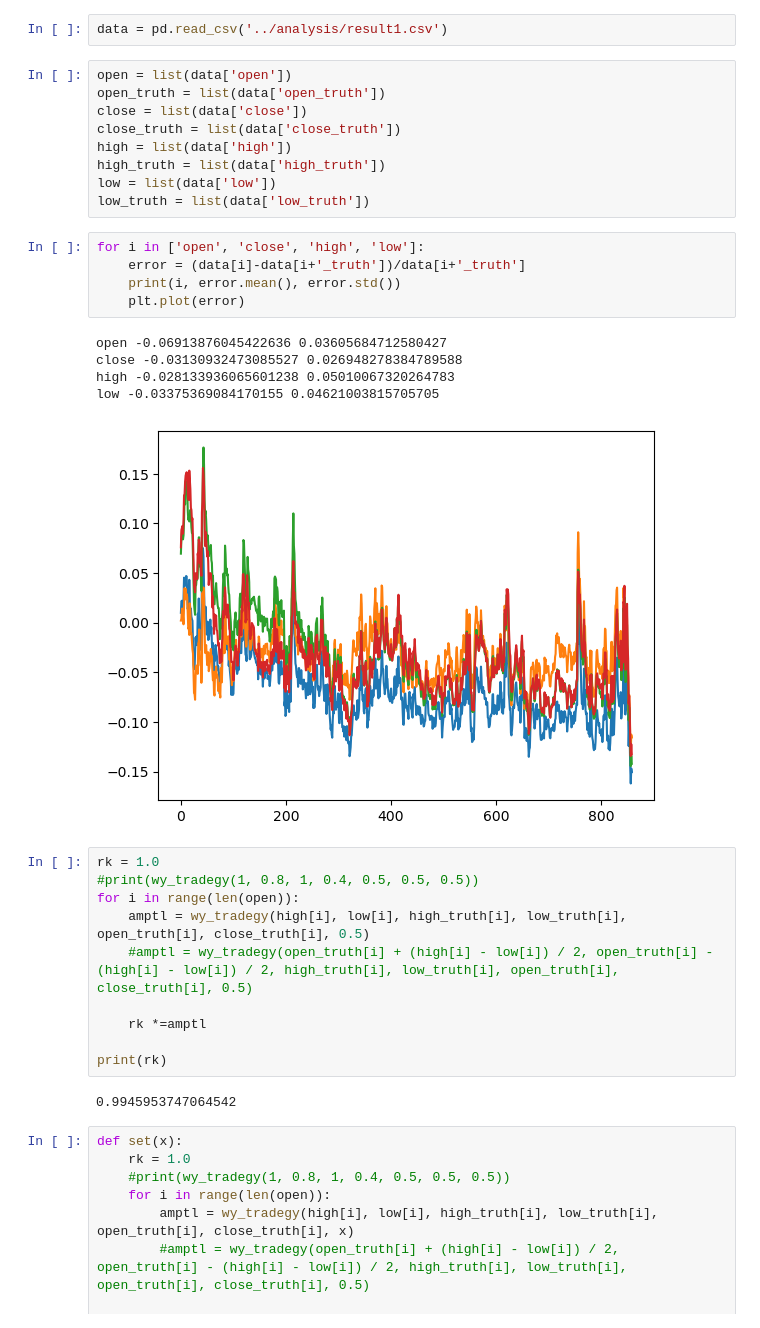
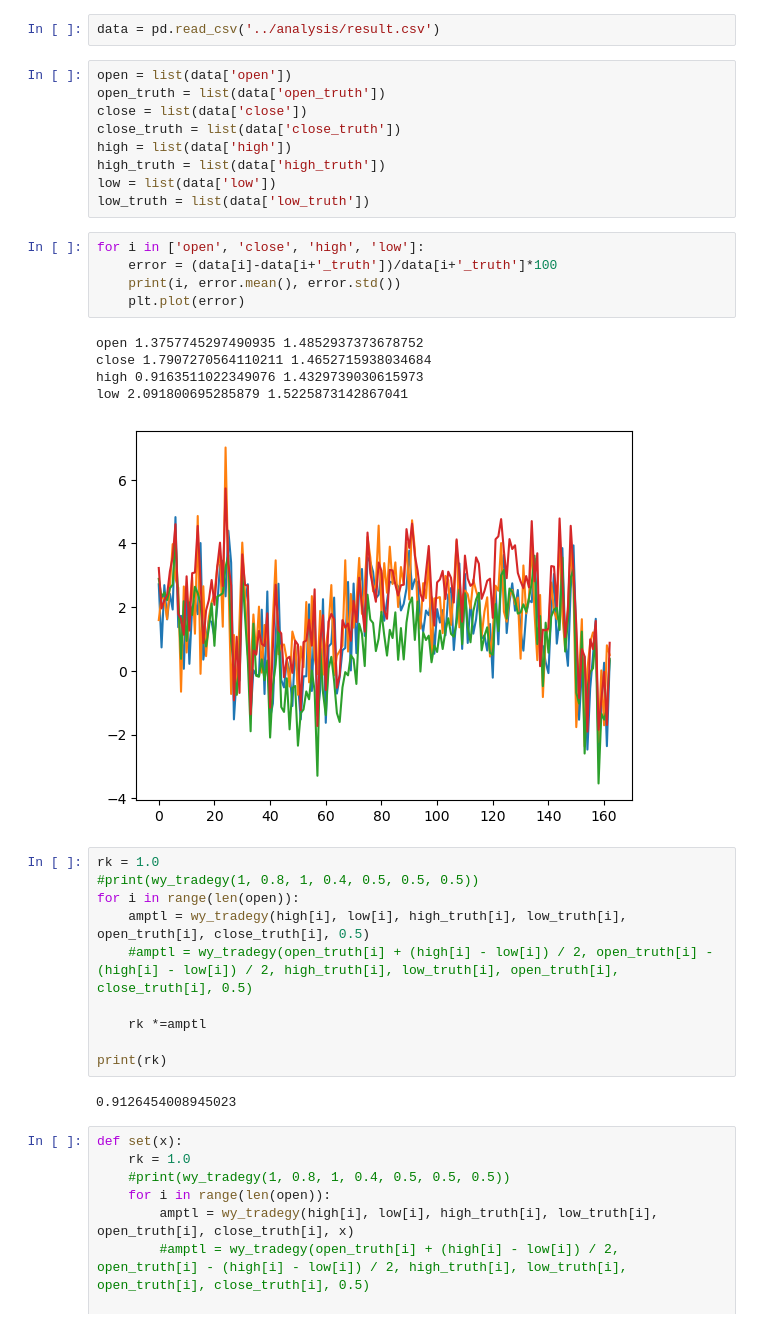
Before and after one commit to binomial-dimension/LosingMoney, a Jupyter notebook: trading/trade.ipynb, the cells around one changed output. Saved outputs shown, nothing was run; the diff lists cells and outputs as text.

Commit message:
update data and early stop

```diff
--- a/trading/trade.ipynb
+++ b/trading/trade.ipynb
@@ -41,7 +41,7 @@ def wy_tradegy(predmax, predmin, truemax, truemin, trueopen, trueover, setwater
     ticket = setwater
     return res/trueover + setwater
 # %%
-data = pd.read_csv('../analysis/result1.csv')
+data = pd.read_csv('../analysis/result.csv')
 # %%
 open = list(data['open'])
 open_truth = list(data['open_truth'])
@@ -53,15 +53,15 @@ low = list(data['low'])
 low_truth = list(data['low_truth'])
 # %%
 for i in ['open', 'close', 'high', 'low']:
-    error = (data[i]-data[i+'_truth'])/data[i+'_truth']
+    error = (data[i]-data[i+'_truth'])/data[i+'_truth']*100
     print(i, error.mean(), error.std())
     plt.plot(error)
 # %% [output]
-open -0.06913876045422636 0.03605684712580427
-close -0.03130932473085527 0.026948278384789588
-high -0.028133936065601238 0.05010067320264783
-low -0.03375369084170155 0.04621003815705705
+open 1.3757745297490935 1.4852937373678752
+close 1.7907270564110211 1.4652715938034684
+high 0.9163511022349076 1.4329739030615973
+low 2.091800695285879 1.5225873142867041
-[figure, old version]
+[figure, new version]
 # %%
 rk = 1.0
 #print(wy_tradegy(1, 0.8, 1, 0.4, 0.5, 0.5, 0.5))
@@ -73,7 +73,7 @@ for i in range(len(open)):
 
 print(rk)
 # %% [output]
-0.9945953747064542
+0.9126454008945023
 # %%
 def set(x):
     rk = 1.0
```
Also changed, not shown: parts of 1 cell of this notebook, 14 other files.
